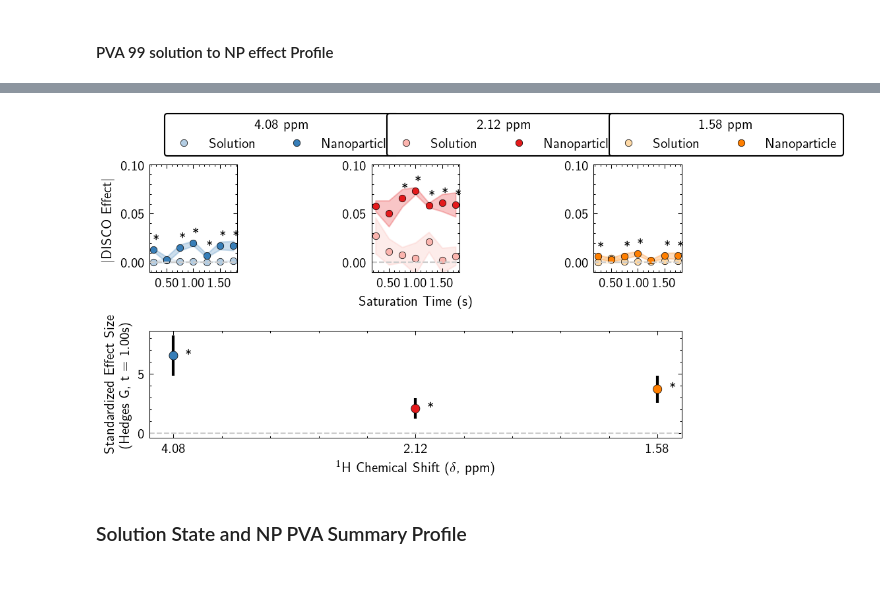
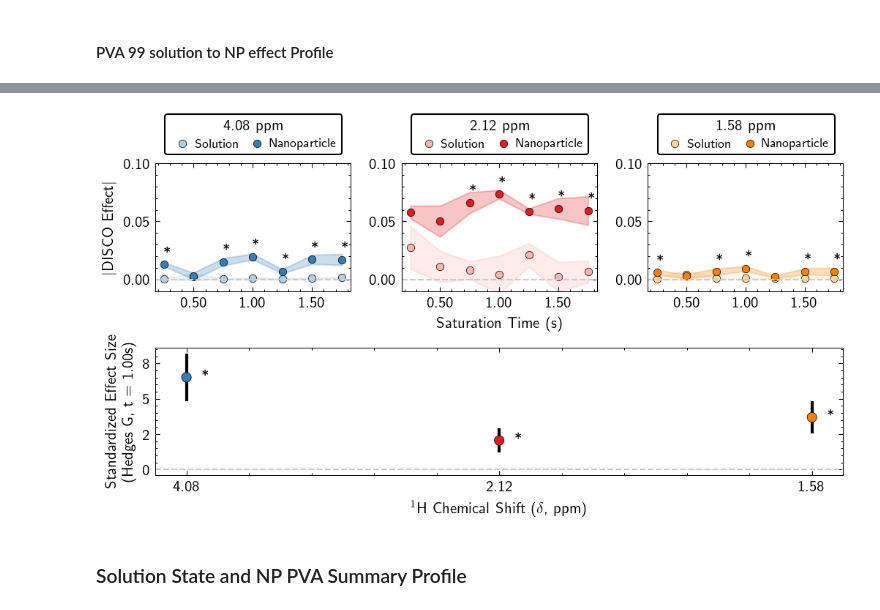
Before and after one commit to Frank-Gu-Lab/disco-np-paper, a Jupyter notebook: notebooks/polymer_profiles.ipynb, the cells around one changed output, grey strips where cells are left out. Cells and saved outputs as stored; diff of their text form; code cells hidden in the pictures; blank space fills up the shorter version.

```diff
--- a/notebooks/polymer_profiles.ipynb
+++ b/notebooks/polymer_profiles.ipynb
@@ -447,8 +447,8 @@ kwargs = {"labels":pva_names,
 # add overlaid buildup curve for just 1.58
 df_list = [ppi_3_high, ppi_3_high_np]
 add_overlaid_buildup_toax_customlabels(df_list, axd['C'], **kwargs, **{"custom_colors": buildup_colors3})
-axd['C'].legend(title = "1.58 ppm",bbox_to_anchor=(0.095, 1.02, 0.01, .09), loc='lower left',
-                ncol=2, mode=None, borderaxespad=0.5,
+axd['C'].legend(title = "1.58 ppm",bbox_to_anchor=(0.02, 1.02, 0.01, .09), loc='lower left',
+                ncol=2, mode=None, borderaxespad=0.5, handletextpad=0.005, fontsize=8, columnspacing=0.5,
                 frameon=True, edgecolor='black',
                 framealpha=1)
 
@@ -460,42 +460,42 @@ axd['C'].xaxis.set_major_formatter(mt.FormatStrFormatter('%1.2f'))
 df_list = [ppi_2_high, ppi_2_high_np]
 add_overlaid_buildup_toax_customlabels(df_list, axd['D'], **kwargs, **{"custom_colors": buildup_colors4})
 # axd['E'].set_ylabel("Absolute DISCO Effect")
-axd['D'].legend(title="2.12 ppm", bbox_to_anchor=(0.095, 1.02, 0.01, .09), loc='lower left',
-                ncol=2, mode=None, borderaxespad=0.5,
+axd['D'].legend(title="2.12 ppm", bbox_to_anchor=(0.02, 1.02, 0.01, .09), loc='lower left',
+                ncol=2, mode=None, borderaxespad=0.5, handletextpad=0.005, fontsize=8, columnspacing=0.5,
                 frameon=True, edgecolor='black',
                 framealpha=1)
 axd['D'].set_ylim((-0.01,0.1))
 axd['D'].set_xlabel ("Saturation Time (s)")
 axd['D'].yaxis.set_major_formatter(mt.FormatStrFormatter('%1.2f'))
 axd['D'].xaxis.set_major_formatter(mt.FormatStrFormatter('%1.2f'))
 
 # add overlaid buildup curves for just 4.08
 df_list = [ppi_1_high, ppi_1_high_np]
 add_overlaid_buildup_toax_customlabels(df_list, axd['E'], **kwargs, **{"custom_colors": buildup_colors1})
 # axd['E'].legend(loc = "upper right")
-axd['E'].legend(title = "4.08 ppm", bbox_to_anchor=(0.095, 1.02, 0.01, .09), loc='lower left',
-                ncol=2, mode=None, borderaxespad=0.5,
+axd['E'].legend(title = "4.08 ppm", bbox_to_anchor=(0.02, 1.02, 0.01, .09), loc='lower left',
+                ncol=2, mode=None, borderaxespad=0.5, handletextpad=0.005, fontsize=8, columnspacing=0.5,
                 frameon=True, edgecolor='black',
                 framealpha=1)
 axd['E'].set_ylim((-0.01, 0.1))
 axd['E'].set_ylabel("$$|\mbox{DISCO Effect}|$$")
 axd['E'].yaxis.set_major_formatter(mt.FormatStrFormatter('%1.2f'))
 axd['E'].xaxis.set_major_formatter(mt.FormatStrFormatter('%1.2f'))
 
 add_difference_plot_transposed(df=pva_np_subset_sattime_df,ax=axd['Q'], dy=0.1, **{"custom_colors": ppm_colors})
 #axd["Q"].set_title("Change in PVA DISCO Effect from Solution State to Nanoparticle Coating")
 axd["Q"].set_ylabel("Standardized Effect Size \n(Hedges G, t = 1.00s)")
 axd["Q"].set_xlabel("$^1$H Chemical Shift ($\delta$, ppm)")
 axd['Q'].yaxis.set_major_formatter(mt.FormatStrFormatter('%1.f'))
 
 output_filename = f"{output_directory}/PVA_99_to_NP_changefigure_transposed.png"
 output_filename2 = f"{output_directory}/PVA_99_to_NP_changefigure_transposed.svg"
 fig.patch.set_facecolor('white')
 plt.tight_layout(pad = 0.5)
 fig.savefig(output_filename, dpi=500, transparent=False)
 fig.savefig(output_filename2, dpi=500, transparent=False)
 # %% [output]
-[figure, old version]
+[figure, new version]
 # %% [markdown]
 ### Solution State and NP PVA Summary Profile
 # %%
```
Also changed, not shown: 13 other files.
